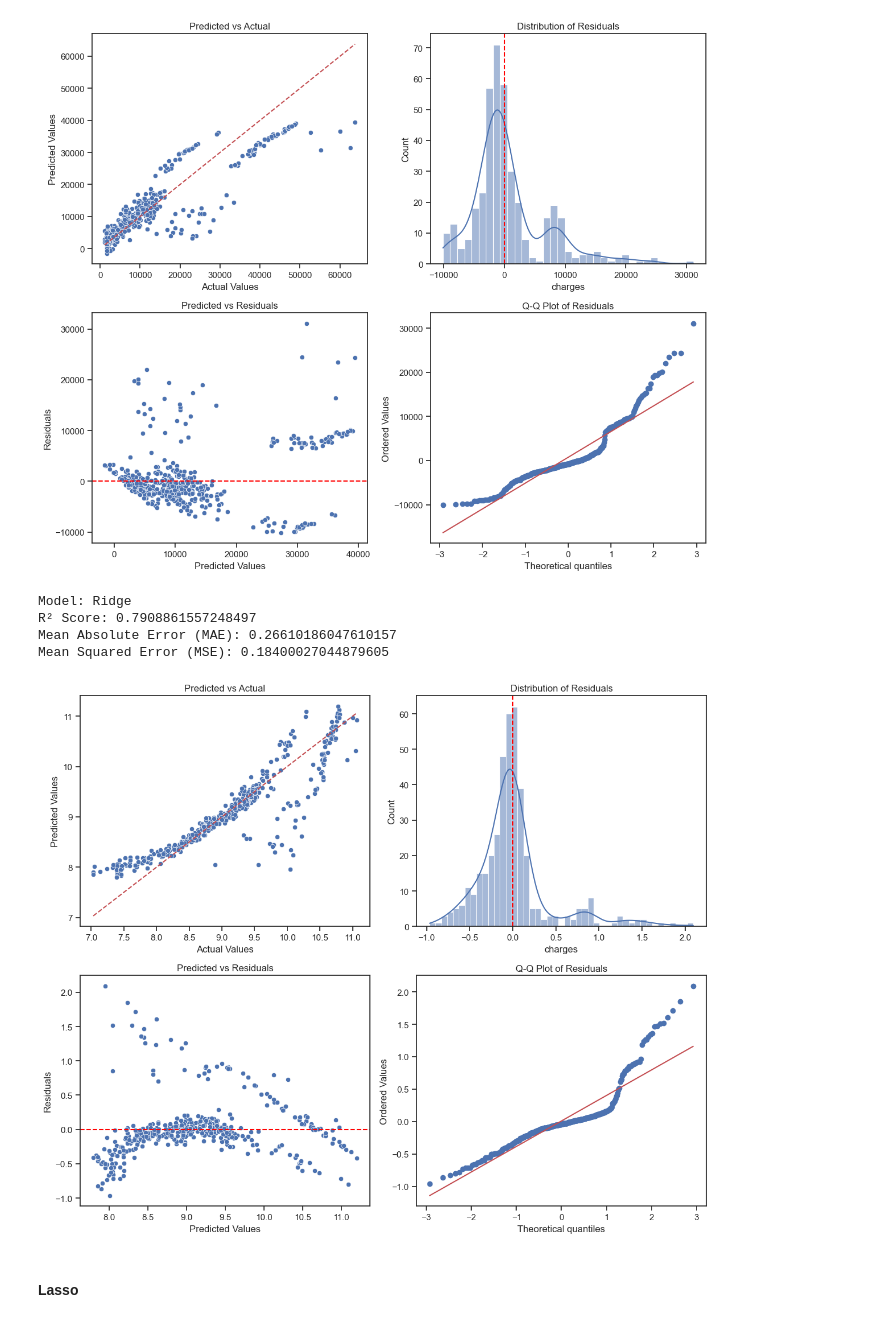
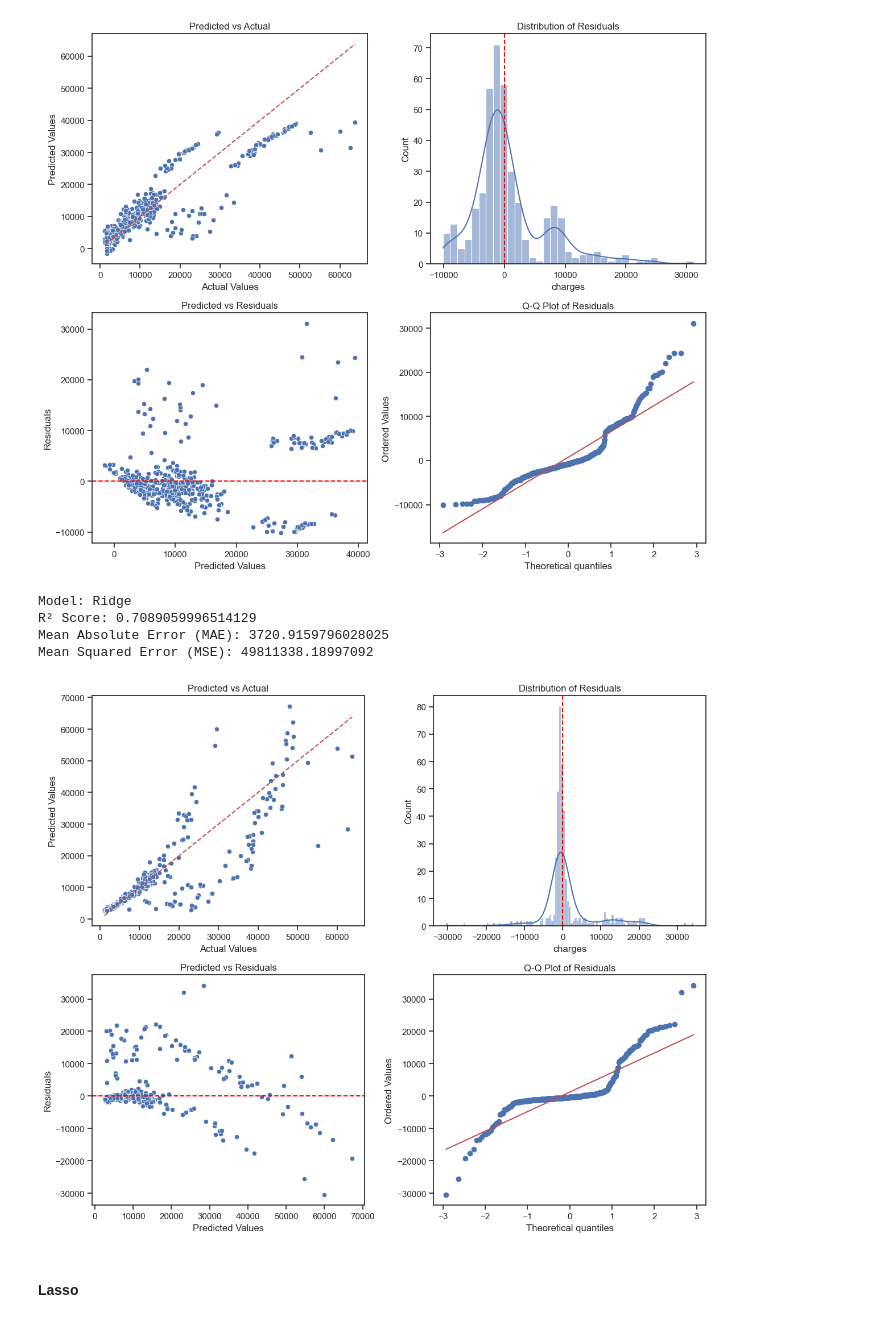
Before and after one commit to daluchkin/medical_insurance_cost, a Jupyter notebook: insurance.ipynb, the cells around one changed output. Saved outputs shown, nothing was run; the diff lists cells and outputs as text; code cells hidden in the pictures.

```diff
--- a/insurance.ipynb
+++ b/insurance.ipynb
@@ -450,26 +454,36 @@ class ModelEvaluator:
                                                                                test_size=test_size,
                                                                                random_state=random_state)
 
-    def create_pipeline(self):
+    def create_pipeline(self, log_target=False):
         """
         Creates a preprocessing pipeline with standard scaling for selected columns.
         """
         if self.scale_columns is None:
             raise ValueError("No columns specified for scaling.")
 
+        # scale given columns
         preprocessor = ColumnTransformer(
             transformers=[
                 ('scaler', StandardScaler(), self.scale_columns)
             ],
             remainder='passthrough'
         )
+        if log_target:
+            # pipe with the given features scaling only AND target variable transformation
+            self.pipeline = Pipeline([
+                    ('preprocessor', preprocessor),     # scale given columns
+                    ('model', TransformedTargetRegressor(regressor=self.model,
+                                                         func=np.log,           # log target variable
+                                                         inverse_func=np.exp))  # exp predictions
+                ])
+        else:
+            # pipe with the given features scaling only
+            self.pipeline = Pipeline([
+                    ('preprocessor', preprocessor),     # scale given columns
+                    ('model', self.model)
+                ])
 
-        self.pipeline = Pipeline([
-            ('preprocessor', preprocessor),
-            ('model', self.model)
-        ])
-
-    def train(self):
+    def train(self, log_target=False):
         """
         Trains the model using the training data.
         """
@@ -477,7 +491,7 @@ class ModelEvaluator:
             raise ValueError("Data has not been split. Call split_data() first.")
 
         if self.pipeline is None:
-            self.create_pipeline()
+            self.create_pipeline(log_target=log_target)
 
         # Set output to pandas DataFrame
         self.pipeline.set_output(transform="pandas")
@@ -494,7 +508,7 @@ class ModelEvaluator:
         if self.X_test is None or self.y_test is None:
             raise ValueError("Data has not been split. Call split_data() first.")
 
-        self.y_pred = self.pipeline.predict(self.X_test)
+        self.y_pred = self.pipeline.predict(self.X_test) # auto exp if it's needed to evaluate errors in original scale
 
         metrics = {
             "Model": self.model_name,
@@ -503,6 +517,7 @@ class ModelEvaluator:
             "Mean Squared Error (MSE)": mean_squared_error(self.y_test, self.y_pred)
         }
 
+        # display metrics
         for key, value in metrics.items():
             print(f"{key}: {value}")
 
@@ -579,8 +593,8 @@ Mean Squared Error (MSE): 38940169.92282634
 # %%
 # train linear regression with log(y)
 evaluator = ModelEvaluator(LinearRegression(), "Linear Regression", scale_columns=scale_columns)
-evaluator.split_data(X, np.log(y), test_size=0.3, random_state=random_state)
-evaluator.train()
+evaluator.split_data(X, y, test_size=0.3, random_state=random_state)
+evaluator.train(log_target=True)
 metrics = evaluator.evaluate()
 model_metrics_log.append(metrics)
 evaluator.plot_evaluation()
@@ -610,18 +624,18 @@ Mean Squared Error (MSE): 39106664.53044118
 [figure]
 # %%
 # train linear regression with L2 regularization with log(y)
-evaluator = ModelEvaluator(Ridge(alpha=1.0), "Ridge", scale_columns=scale_columns)
-evaluator.split_data(X, np.log(y), test_size=0.3, random_state=random_state)
-evaluator.train()
+evaluator = ModelEvaluator(Ridge(alpha=10.0), "Ridge", scale_columns=scale_columns)
+evaluator.split_data(X, y, test_size=0.3, random_state=random_state)
+evaluator.train(log_target=True)
 metrics = evaluator.evaluate()
 model_metrics_log.append(metrics)
 evaluator.plot_evaluation()
 # %% [output]
 Model: Ridge
-R² Score: 0.7908861557248497
-Mean Absolute Error (MAE): 0.26610186047610157
-Mean Squared Error (MSE): 0.18400027044879605
+R² Score: 0.7089059996514129
+Mean Absolute Error (MAE): 3720.9159796028025
+Mean Squared Error (MSE): 49811338.18997092
-[figure, old version]
+[figure, new version]
 # %% [markdown]
 #### Lasso
 # %%
```
Also changed, not shown: parts of 26 cells of this notebook.
